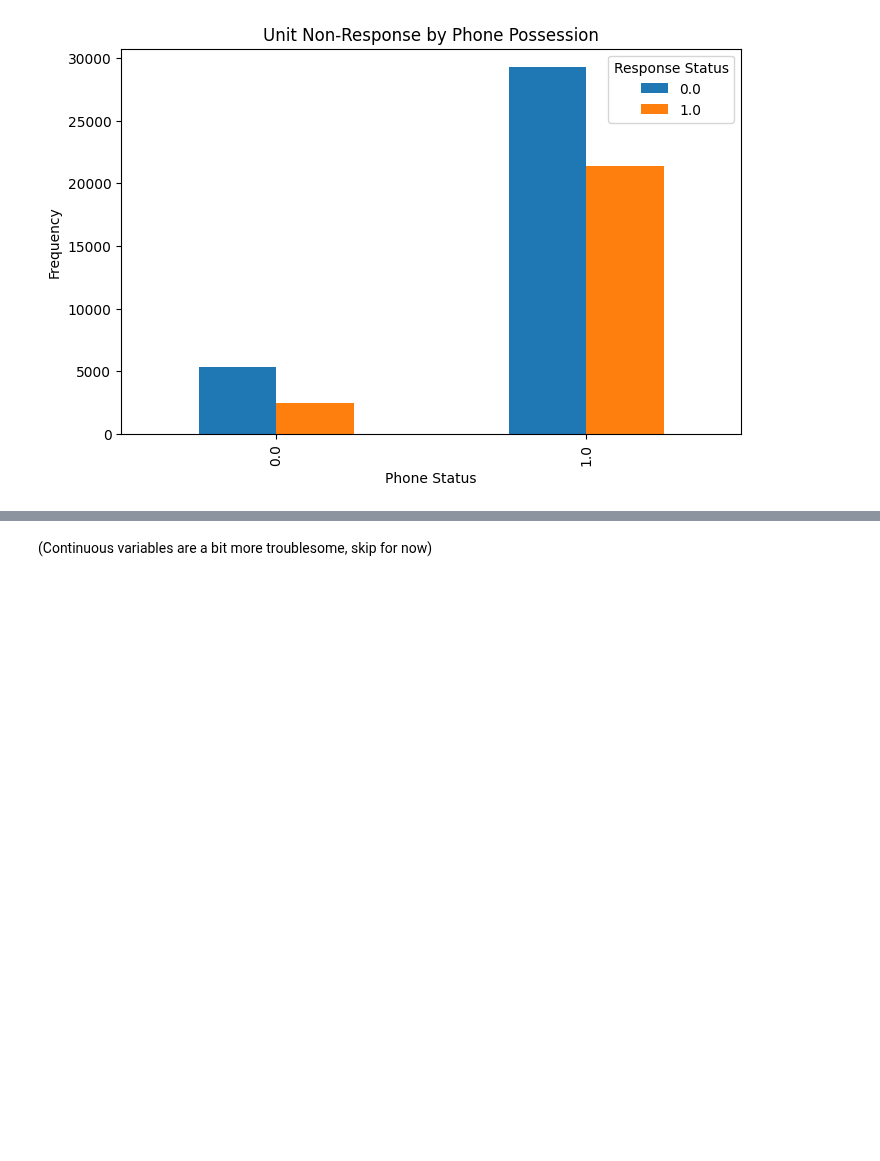
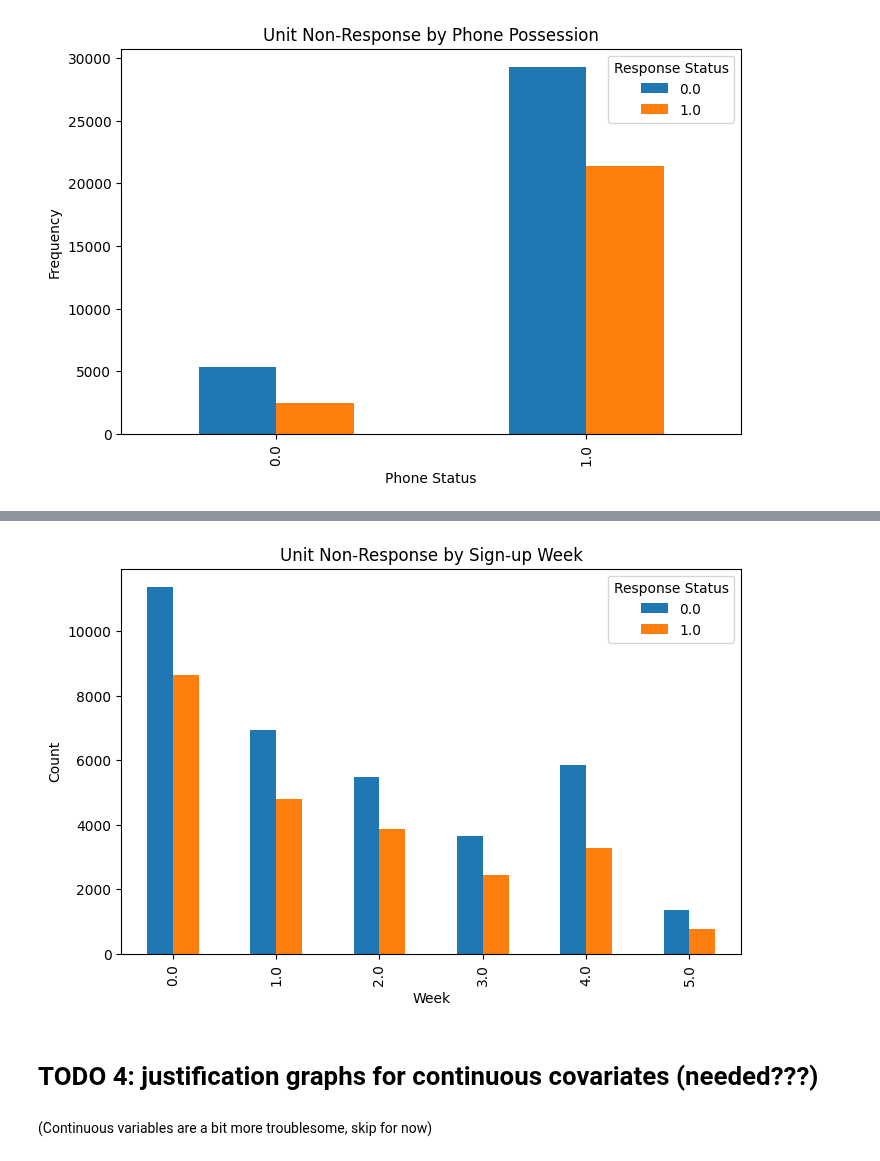
Before and after one commit to Yasmineouattara/ML_for_Econ_Final_Project, a Jupyter notebook: Data12m_NA_experiment_Donna.ipynb, the cells around one changed output, grey strips where cells are left out. Saved outputs shown, nothing was run; the diff lists cells and outputs as text; code cells hidden in the pictures; blank space fills up the shorter version.

```diff
--- a/Data12m_NA_experiment_Donna.ipynb
+++ b/Data12m_NA_experiment_Donna.ipynb
@@ -617,3 +638,20 @@ plt.savefig('just4')
+# %%
+%matplotlib inline
+plt.rcParams["figure.figsize"] = (8,5)
+#f12m_imp_data = f12m_imp_data[f12m_imp_data['female_list'] != -1]
+pd.crosstab(f12m_imp_data.week_list,f12m_imp_data.returned_12m).plot(kind='bar')
+plt.title('Unit Non-Response by Sign-up Week')
+plt.xlabel('Week')
+plt.ylabel('Count')
+
+legend = plt.legend()
+legend.set_title('Response Status')
+
+plt.savefig('just5')
+# %% [output]
+[figure, added]
+# %% [markdown]
+# TODO 4: justification graphs for continuous covariates (needed???)
 # %% [markdown]
 (Continuous variables are a bit more troublesome, skip for now)
 # %% [markdown]
```
Also changed, not shown: parts of 48 cells of this notebook.
